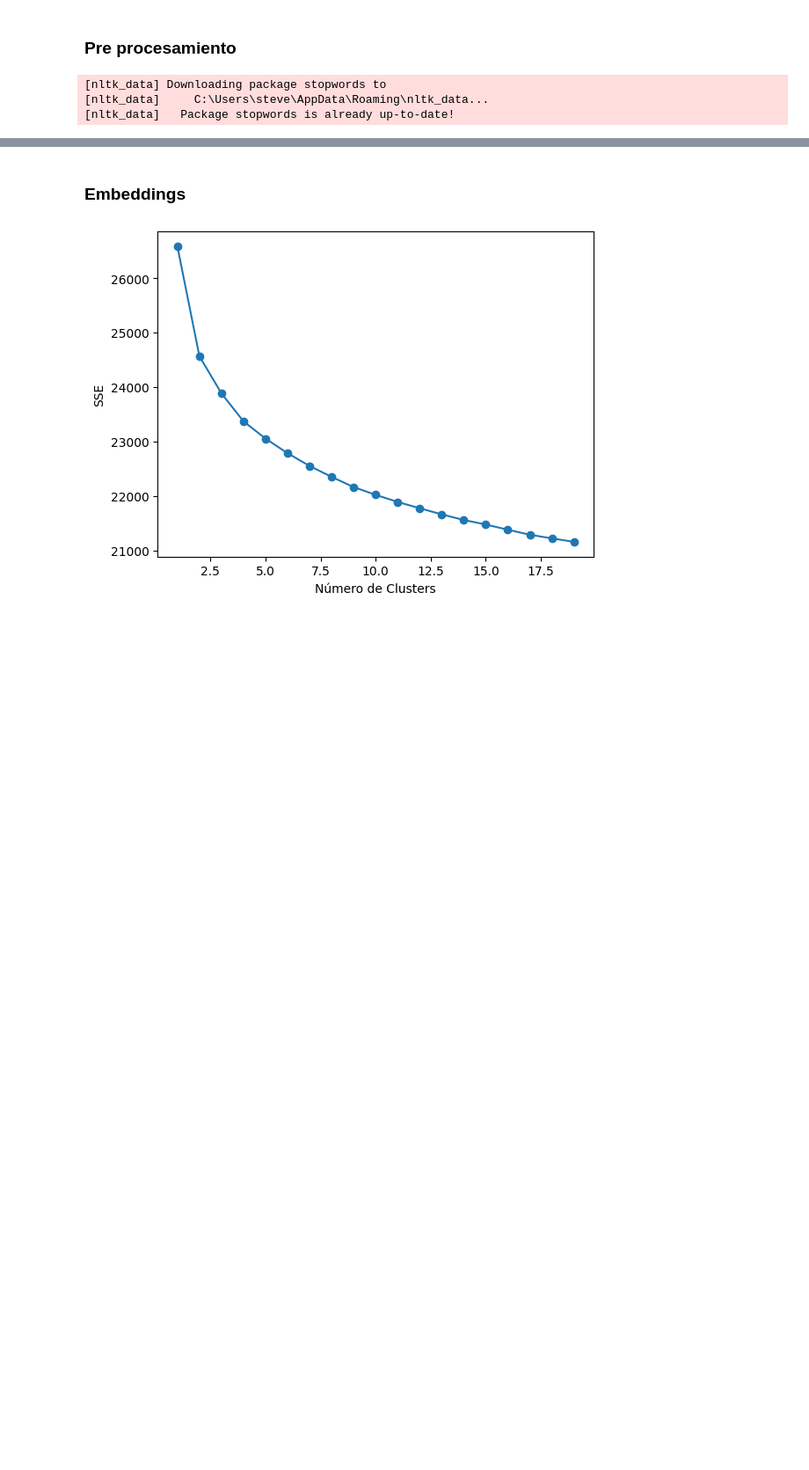
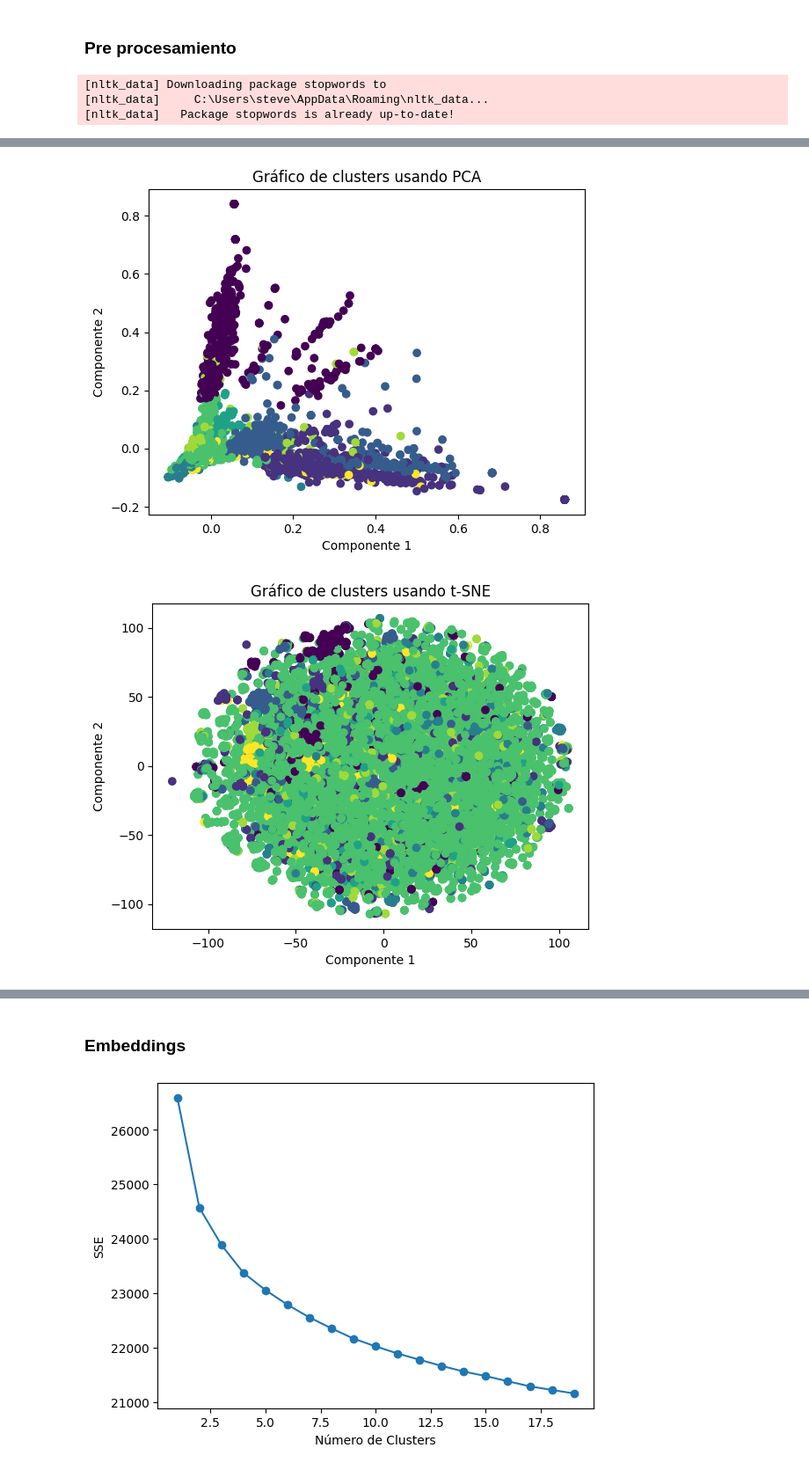
Before and after one commit to Stevennns/Proyecto-Mineria-de-datos-2023-1, a Jupyter notebook: magnitud.ipynb, the cells around one changed output, grey strips where cells are left out. Shown at 88% size. Cells and saved outputs as stored; diff of their text form; code cells hidden in the pictures; blank space fills up the shorter version.

```diff
--- a/magnitud.ipynb
+++ b/magnitud.ipynb
@@ -207,0 +323,30 @@ generar_csv(df_con_nan,"datos.csv")
+# %%
+
+
+kmeans = KMeans(n_clusters=8, random_state=0)
+y = kmeans.fit_predict(X)
+
+from sklearn.decomposition import PCA
+from sklearn.manifold import TSNE
+import matplotlib.pyplot as plt
+
+# Usando PCA
+pca = PCA(n_components=2)
+X_pca = pca.fit_transform(X.toarray())
+plt.scatter(X_pca[:, 0], X_pca[:, 1], c=y)
+plt.title("Gráfico de clusters usando PCA")
+plt.xlabel("Componente 1")
+plt.ylabel("Componente 2")
+plt.show()
+
+# Usando t-SNE
+tsne = TSNE(n_components=2)
+X_tsne = tsne.fit_transform(X.toarray())
+plt.scatter(X_tsne[:, 0], X_tsne[:, 1], c=y)
+plt.title("Gráfico de clusters usando t-SNE")
+plt.xlabel("Componente 1")
+plt.ylabel("Componente 2")
+plt.show()
+# %% [output]
+[figure, added]
+[figure, added]
```
Also changed, not shown: parts of 7 cells of this notebook.
